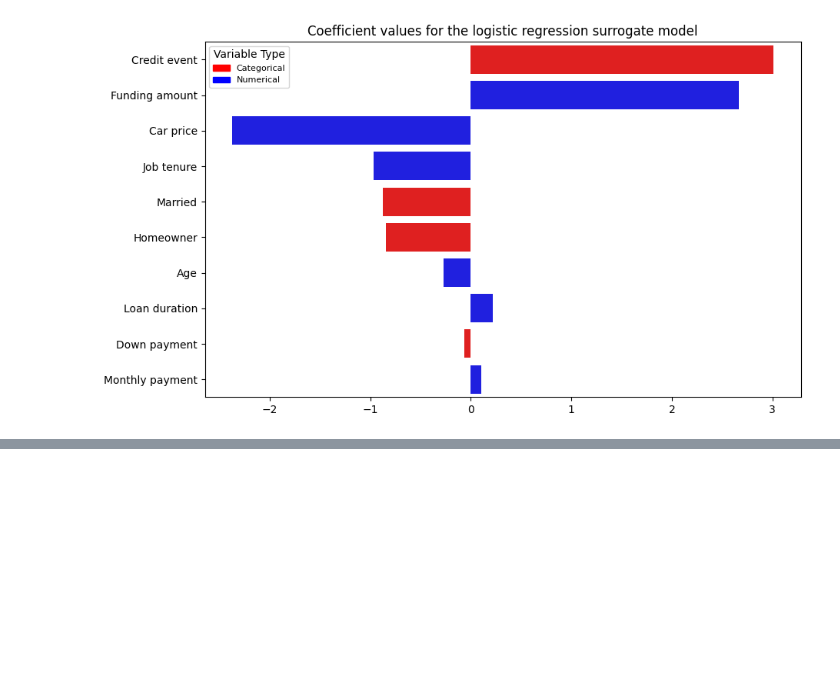
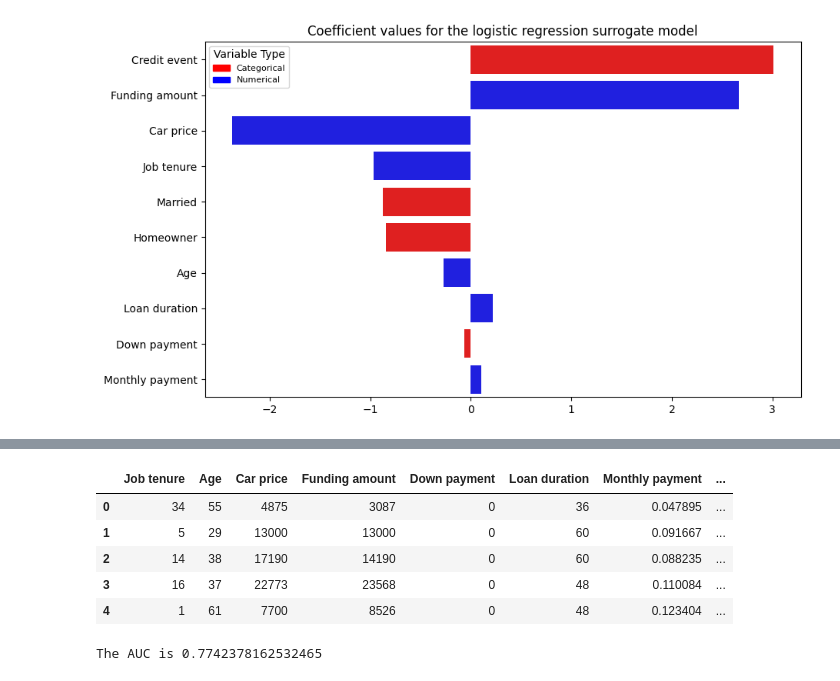
Before and after one commit to AdeStAff/credit_scoring, a Jupyter notebook: final_nb.ipynb, the cells around one changed output, grey strips where cells are left out. Drawn from its saved outputs; the diff is of its cells as text; code cells hidden in the pictures; blank space fills up the shorter version.

Commit message:
finished step 2, loaded blackbox model for step 3

```diff
--- a/final_nb.ipynb
+++ b/final_nb.ipynb
@@ -183,0 +192,3 @@ Passing `palette` without assigning `hue` is deprecated and will be removed in v
+# %%
+data = pd.read_excel('../dataproject2024.xlsx')
+data.head()
@@ -183,0 +202,23 @@ Passing `palette` without assigning `hue` is deprecated and will be removed in v
+# %%
+X = data.drop(columns=['ID', 'Default (y)', 'Pred_default (y_hat)','PD','Group'])
+y = data['Default (y)']
+X.head()
+# %% [output]
+|  | Job tenure | Age | Car price | Funding amount | Down payment | Loan duration | Monthly payment | ... |
+| 0 | 34 | 55 | 4875 | 3087 | 0 | 36 | 0.047895 | ... |
+| 1 | 5 | 29 | 13000 | 13000 | 0 | 60 | 0.091667 | ... |
+| 2 | 14 | 38 | 17190 | 14190 | 0 | 60 | 0.088235 | ... |
+| 3 | 16 | 37 | 22773 | 23568 | 0 | 48 | 0.110084 | ... |
+| 4 | 1 | 61 | 7700 | 8526 | 0 | 48 | 0.123404 | ... |
+# %%
+X_train, X_test, y_train, y_test = train_test_split(X,y)
+
+model = RandomForestClassifier()
+
+model.fit(X_train, y_train)
+y_pred_proba = model.predict_proba(X_test)[:, 1]
+
+auc = roc_auc_score(y_test, y_pred_proba)
+print(f"The AUC is {auc}")
+# %% [output]
+The AUC is 0.7742378162532465
```
Also changed, not shown: parts of 11 cells of this notebook, 3 other files.
